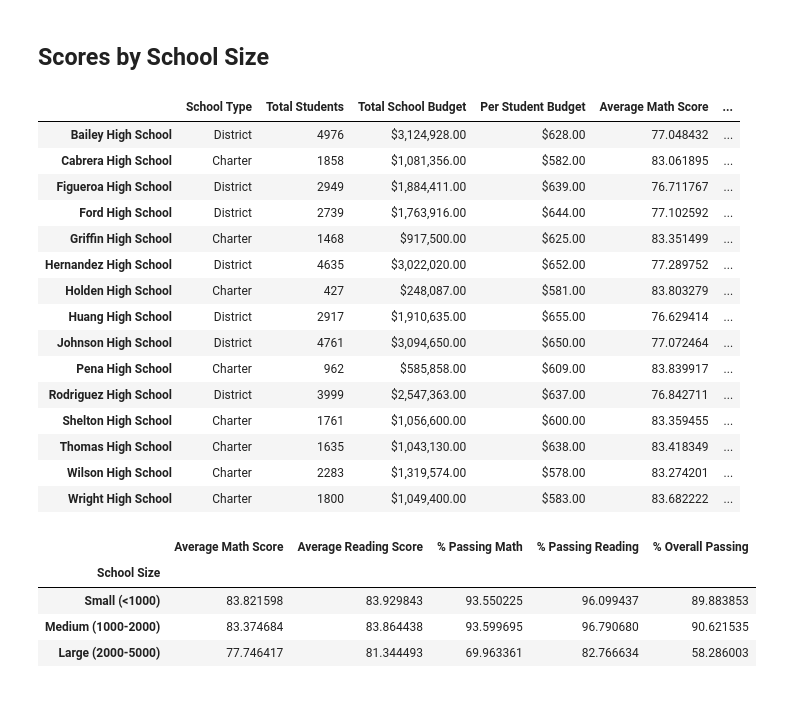
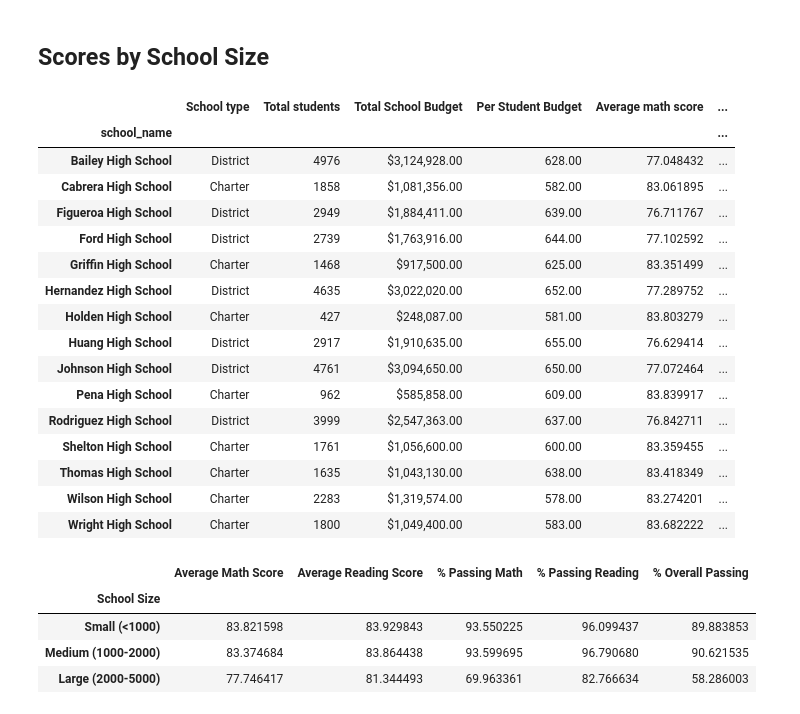
Before and after one commit to Felo2023/pandas-challenge, a Jupyter notebook: PyCitySchools/PyCitySchools.ipynb, the cells around one changed output. Saved outputs shown, nothing was run; the diff lists cells and outputs as text; code cells hidden in the pictures.

```diff
--- a/PyCitySchools/PyCitySchools.ipynb
+++ b/PyCitySchools/PyCitySchools.ipynb
@@ -186,5 +205,7 @@ Wright High School       83.955000
 Name: reading_score, dtype: float64
 # %%
 # Calculate the number of students per school with math scores of 70 or higher
-students_passing_math = school_data_complete[(school_data_complete["math_score"] >= 70)].count()["student_name"]
-school_students_passing_math = school_data_complete.groupby(['school_name','math_score'])
+students_passing_math = school_data_complete.loc[school_data_complete['math_score']>=70]
+school_students_passing_math = students_passing_math.groupby('school_name')
+school_students_passing_math =school_students_passing_math['student_name'].size()
+school_students_passing_math
@@ -207,4 +230,6 @@ Name: student_name, Length: 571, dtype: int64
 # %%
 # Calculate the number of students per school with reading scores of 70 or higher
-students_passing_reading = school_data_complete.groupby(['school_name'])['math_score']
-school_students_passing_reading =
+students_passing_reading = school_data_complete.loc[school_data_complete['reading_score']>=70]
+school_students_passing_reading = students_passing_reading.groupby('school_name')
+school_students_passing_reading =school_students_passing_reading['student_name'].size()
+school_students_passing_reading
@@ -221,7 +264,16 @@ per_school_passing_reading = school_students_passing_reading / per_school_counts
 overall_passing_rate = school_students_passing_math_and_reading / per_school_counts * 100
 # %%
 # Create a DataFrame called `per_school_summary` with columns for the calculations above.
-per_school_summary =
+per_school_summary = pd.DataFrame({'School type':school_types,
+                                    'Total students':per_school_counts,
+                                    'Total School Budget':per_school_budget,
+                                    'Per Student Budget':per_school_capita,
+                                    'Average math score':per_school_math,
+                                    'Average reading score':per_school_reading,
+                                    '% Passing math': per_school_passing_math,
+                                    '% Passing reading':per_school_passing_reading,
+                                    '% Overall passing':overall_passing_rate
+})
 
 # Formatting
 per_school_summary["Total School Budget"] = per_school_summary["Total School Budget"].map("${:,.2f}".format)
@@ -361,6 +423,8 @@ spending_bins = [0, 585, 630, 645, 680]
 labels = ["<$585", "$585-630", "$630-645", "$645-680"]
 # %%
 # Create a copy of the school summary since it has the "Per Student Budget"
+per_school_summary["Per Student Budget"] = per_school_summary["Per Student Budget"].str.replace(r'$', '')
 school_spending_df = per_school_summary.copy()
+school_spending_df['Per Student Budget']=school_spending_df['Per Student Budget'].astype(float)
 # %%
 # Use `pd.cut` to categorize spending based on the bins.
@@ -412,25 +482,26 @@ labels = ["Small (<1000)", "Medium (1000-2000)", "Large (2000-5000)"]
 # %%
 # Categorize the spending based on the bins
 # Use `pd.cut` on the "Total Students" column of the `per_school_summary` DataFrame.
 
-per_school_summary["School Size"] =
+per_school_summary["School Size"] = pd.cut(per_school_summary['Total students'],size_bins,labels=labels,include_lowest=True)
 per_school_summary
 # %% [output]
-|  | School Type | Total Students | Total School Budget | Per Student Budget | Average Math Score | ... |
-| Bailey High School | District | 4976 | $3,124,928.00 | $628.00 | 77.048432 | ... |
-| Cabrera High School | Charter | 1858 | $1,081,356.00 | $582.00 | 83.061895 | ... |
-| Figueroa High School | District | 2949 | $1,884,411.00 | $639.00 | 76.711767 | ... |
-| Ford High School | District | 2739 | $1,763,916.00 | $644.00 | 77.102592 | ... |
-| Griffin High School | Charter | 1468 | $917,500.00 | $625.00 | 83.351499 | ... |
-| Hernandez High School | District | 4635 | $3,022,020.00 | $652.00 | 77.289752 | ... |
-| Holden High School | Charter | 427 | $248,087.00 | $581.00 | 83.803279 | ... |
-| Huang High School | District | 2917 | $1,910,635.00 | $655.00 | 76.629414 | ... |
-| Johnson High School | District | 4761 | $3,094,650.00 | $650.00 | 77.072464 | ... |
-| Pena High School | Charter | 962 | $585,858.00 | $609.00 | 83.839917 | ... |
-| Rodriguez High School | District | 3999 | $2,547,363.00 | $637.00 | 76.842711 | ... |
-| Shelton High School | Charter | 1761 | $1,056,600.00 | $600.00 | 83.359455 | ... |
-| Thomas High School | Charter | 1635 | $1,043,130.00 | $638.00 | 83.418349 | ... |
-| Wilson High School | Charter | 2283 | $1,319,574.00 | $578.00 | 83.274201 | ... |
-| Wright High School | Charter | 1800 | $1,049,400.00 | $583.00 | 83.682222 | ... |
+|  | School type | Total students | Total School Budget | Per Student Budget | Average math score | ... |
+| school_name |  |  |  |  |  | ... |
+| Bailey High School | District | 4976 | $3,124,928.00 | 628.00 | 77.048432 | ... |
+| Cabrera High School | Charter | 1858 | $1,081,356.00 | 582.00 | 83.061895 | ... |
+| Figueroa High School | District | 2949 | $1,884,411.00 | 639.00 | 76.711767 | ... |
+| Ford High School | District | 2739 | $1,763,916.00 | 644.00 | 77.102592 | ... |
+| Griffin High School | Charter | 1468 | $917,500.00 | 625.00 | 83.351499 | ... |
+| Hernandez High School | District | 4635 | $3,022,020.00 | 652.00 | 77.289752 | ... |
+| Holden High School | Charter | 427 | $248,087.00 | 581.00 | 83.803279 | ... |
+| Huang High School | District | 2917 | $1,910,635.00 | 655.00 | 76.629414 | ... |
+| Johnson High School | District | 4761 | $3,094,650.00 | 650.00 | 77.072464 | ... |
+| Pena High School | Charter | 962 | $585,858.00 | 609.00 | 83.839917 | ... |
+| Rodriguez High School | District | 3999 | $2,547,363.00 | 637.00 | 76.842711 | ... |
+| Shelton High School | Charter | 1761 | $1,056,600.00 | 600.00 | 83.359455 | ... |
+| Thomas High School | Charter | 1635 | $1,043,130.00 | 638.00 | 83.418349 | ... |
+| Wilson High School | Charter | 2283 | $1,319,574.00 | 578.00 | 83.274201 | ... |
+| Wright High School | Charter | 1800 | $1,049,400.00 | 583.00 | 83.682222 | ... |
 # %%
 # Calculate averages for the desired columns.
```
Also changed, not shown: parts of 18 cells of this notebook.
